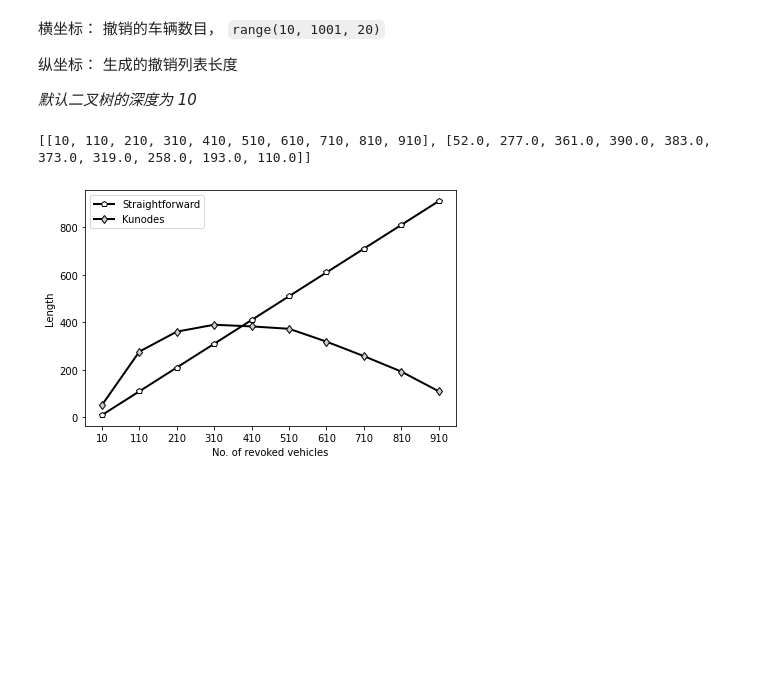
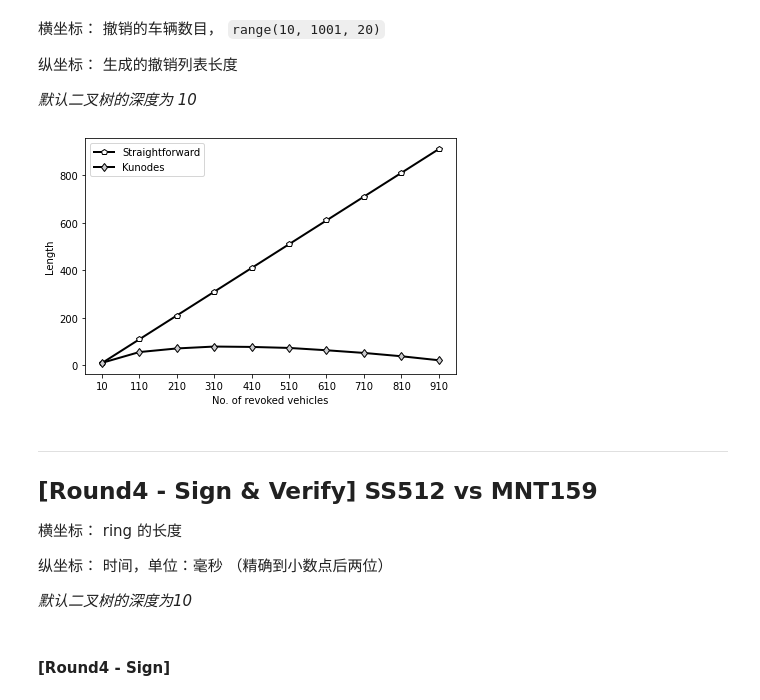
Before and after one commit to IBRS4VANETs/TEST-CASEs, a Jupyter notebook: note.ipynb, the cells around one changed output. Drawn from its saved outputs; the diff is of its cells as text; code cells hidden in the pictures; blank space fills up the shorter version.

Commit message:
:construction: update round4

```diff
--- a/note.ipynb
+++ b/note.ipynb
@@ -10,3 +8,6 @@ N = 1 # 实验次数，最后结果取平均
+# %%
+# N = 10000 # 实验次数，最后结果取平均
+N = 5 # debug mode
 # %%
 with open('./data/VID.csv') as f: # 导入 VID 池
     csv_reader = csv.reader(f)
@@ -148,15 +149,24 @@ def test_revo(N, r_num, t_trc):
         counter.append(len(trc.kunodes))
     return (r_num, sum(counter)/N)
 # %%
-time_cost = [[], []]
+time_cost4 = [[], []]
 for r in range(10, 1001, 100):
     result = test_revo(N, r, 'MNT159')
-    time_cost[0].append(result[0])
-    time_cost[1].append(result[1])
-print(time_cost)
+    time_cost4[0].append(result[0])
+    time_cost4[1].append(result[1])
-# %% [output]
-[[10, 110, 210, 310, 410, 510, 610, 710, 810, 910], [52.0, 277.0, 361.0, 390.0, 383.0, 373.0, 319.0, 258.0, 193.0, 110.0]]
 # %%
-pltpoly(len(time_cost[0]), time_cost, ['Straightforward', 'Kunodes'], range(10, 1001, 100), 'Length', 2, 'No. of revoked vehicles', show_num = False)
+pltpoly(len(time_cost4[0]), time_cost4, ['Straightforward', 'Kunodes'], range(10, 1001, 100), 'Length', 2, 'No. of revoked vehicles', show_num = False)
 # %% [output]
-[figure, old version]
+[figure, new version]
+# %% [markdown]
+---
+
+## [Round4 - Sign & Verify] SS512 vs MNT159
+
+横坐标： ring 的长度
+
+纵坐标： 时间，单位：毫秒 （精确到小数点后两位）
+
+*默认二叉树的深度为10*
+# %% [markdown]
+#### [Round4 - Sign]
```
Also changed, not shown: parts of 17 cells of this notebook.
